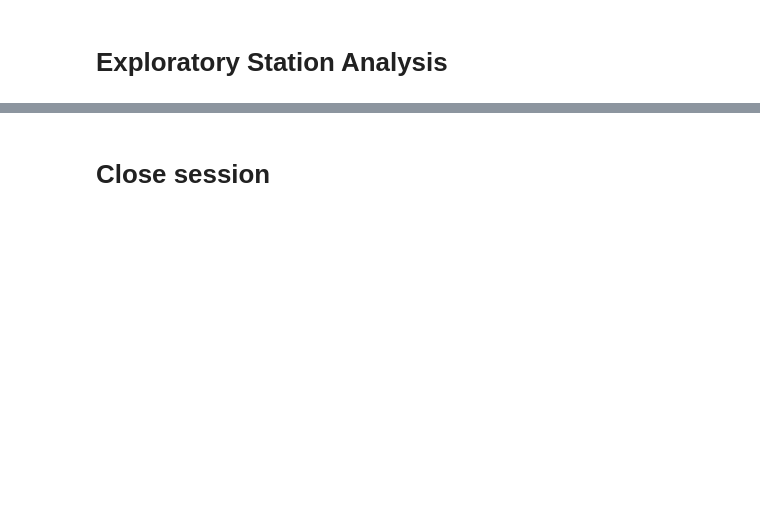
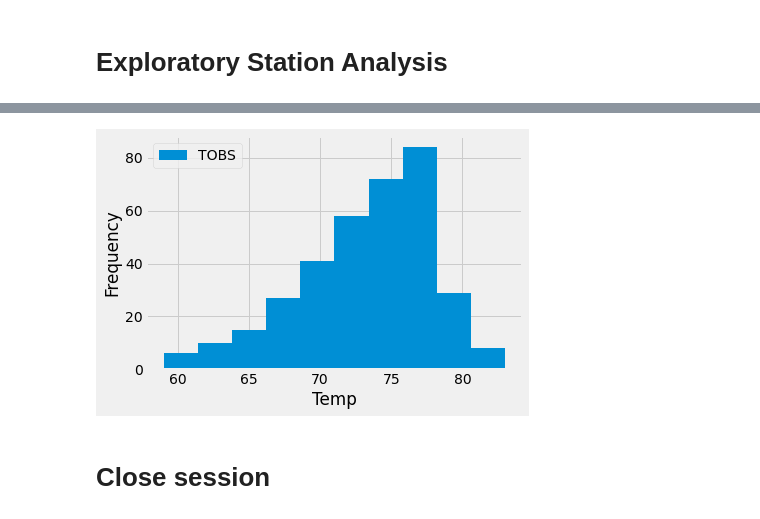
Before and after one commit to tfr2594/sqlalchemy-challenge, a Jupyter notebook: climate_starter.ipynb, the cells around one changed output, grey strips where cells are left out. Saved outputs shown, nothing was run; the diff lists cells and outputs as text; code cells hidden in the pictures; blank space fills up the shorter version.

```diff
--- a/climate_starter.ipynb
+++ b/climate_starter.ipynb
@@ -62,3 +110,7 @@ Base.classes.keys()
 # %%
 # Design a query to find the most active stations (i.e. what stations have the most rows?)
 # List the stations and the counts in descending order.
+
+stations_activity = session.query(Measurement.station, func.count(Measurement.tobs)).group_by(Measurement.station)\
+.order_by(func.count(Measurement.tobs).desc()).all()
+stations_activity
@@ -65,5 +137,10 @@ Base.classes.keys()
 # %%
-# Using the most active station id from the previous query, calculate the lowest, highest, and average temperature.
+# Using the most active station id
+top_station = stations_activity[0][0]
 # %%
-# Using the most active station id
 # Query the last 12 months of temperature observation data for this station and plot the results as a histogram
+top_station_pastyear = session.query(Measurement.tobs).filter(Measurement.date > one_yearago)\
+.filter(Measurement.station==top_station).all()
+# %%
+top_station_tempdf = pd.DataFrame(top_station_pastyear, columns=['Temp'])
+top_station_tempdf.head()
@@ -70,3 +154,11 @@ Base.classes.keys()
+# %%
+top_station_tempdf.plot.hist()
+plt.legend(["TOBS"],loc = "upper left")
+plt.xlabel("Temp")
+plt.ylabel("Frequency")
+plt.show()
+# %% [output]
+[figure, added]
 # %% [markdown]
 # Close session
 # %%
```
Also changed, not shown: parts of 17 cells of this notebook, 5 other files.
